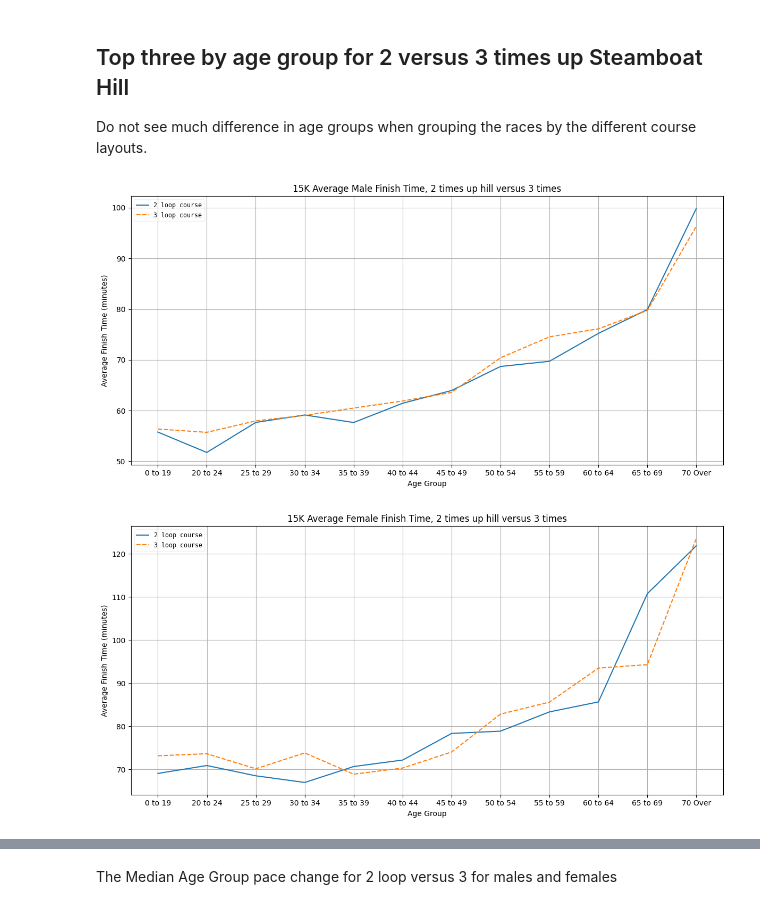
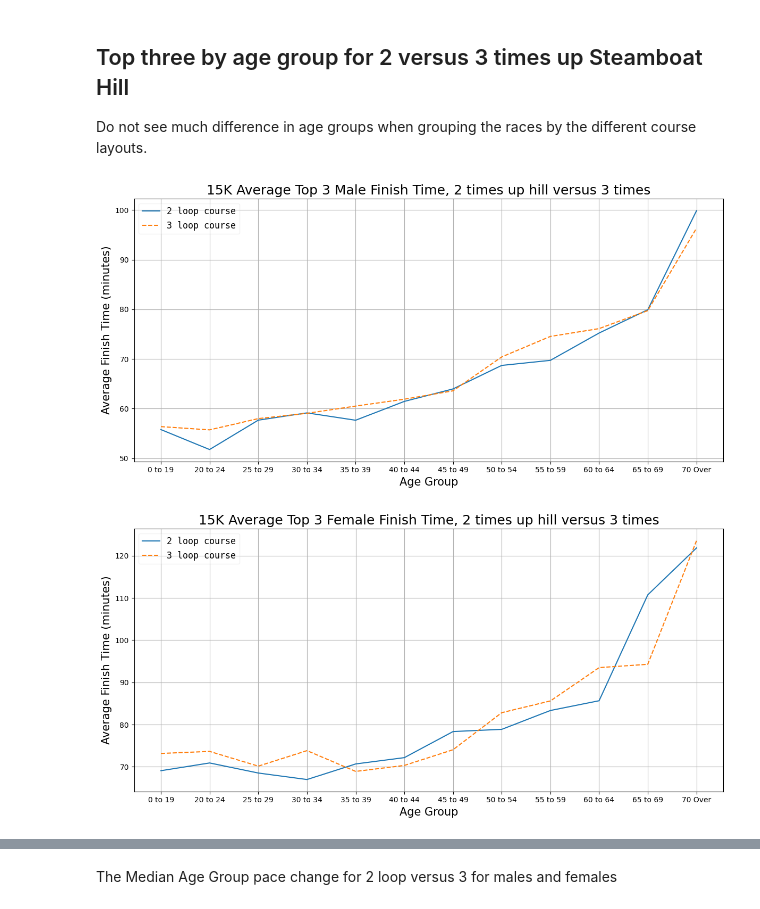
Before and after one commit to mbromberek/race_finisher_analyze, a Jupyter notebook: Steamboat_Dist_analyze.ipynb, the cells around one changed output, grey strips where cells are left out. Drawn from its saved outputs; the diff is of its cells as text; code cells hidden in the pictures.

```diff
--- a/Steamboat_Dist_analyze.ipynb
+++ b/Steamboat_Dist_analyze.ipynb
@@ -76,6 +76,8 @@ stat_dict = {
     ,'median':{'time_chart_field':'median_time_minute','pace_chart_field':'median_pace_minute'\
                ,'value':'Median','id':'median'}
 }
+xy_label_font_size = 15
+title_font_size = 18
 save_charts = False
 # %%
 # Filters read in race results to only ones for specified distance
@@ -624,21 +634,22 @@ Do not see much difference in age groups when grouping the races by the differen
 # %%
 gender_grp = course_loops_top3[course_loops_top3['gender']=='M'].copy()
 x = gender_grp['age_group'].unique()
 plots = plt.plot(x,gender_grp[gender_grp['race_course']=='2 loops'][stat['time_chart_field']], '-',
                  x,gender_grp[gender_grp['race_course']=='3 loops'][stat['time_chart_field']], '--'
                 )
 plt.legend(plots, ('2 loop course','3 loop course'), loc='best',
-           framealpha=0.25, prop={'size':'small', 'family':'monospace'})
+           framealpha=0.25, prop={'size':'large', 'family':'monospace'})
 plt.gcf().set_size_inches(12,6)
-plt.title(race_dist+' '+stat['value'] + ' Male Finish Time, 2 times up hill versus 3 times')
-plt.xlabel('Age Group')
-plt.ylabel(stat['value']+' Finish Time (minutes)')
+title = race_dist+' '+stat['value'] + ' Top 3 Male Finish Time, 2 times up hill versus 3 times'
+plt.title(title, fontsize=title_font_size)
+plt.xlabel('Age Group', fontsize=xy_label_font_size)
+plt.ylabel(stat['value']+' Finish Time (minutes)', fontsize=xy_label_font_size)
 plt.grid(True)
 plt.tight_layout()
 if save_charts:
-    plt.savefig(os.path.join(chart_dir, race_dist+'_'+stat['value']+'_male_finisher_times_5yr_age_goups_2_vs_3_loops_top3.png'), dpi=200)
+    plt.savefig(os.path.join(chart_dir, title + '.png'), dpi=200)
 # %% [output]
-[figure, old version]
+[figure, new version]
 # %%
 gender_grp = course_loops_top3[course_loops_top3['gender']=='F'].copy()
 x = gender_grp['age_group'].unique()
@@ -646,17 +657,18 @@ plots = plt.plot(x,gender_grp[gender_grp['race_course']=='2 loops'][stat['time_c
                  x,gender_grp[gender_grp['race_course']=='3 loops'][stat['time_chart_field']], '--'
                 )
 plt.legend(plots, ('2 loop course','3 loop course'), loc='best',
-           framealpha=0.25, prop={'size':'small', 'family':'monospace'})
+           framealpha=0.25, prop={'size':'large', 'family':'monospace'})
 plt.gcf().set_size_inches(12,6)
-plt.title(race_dist+' '+stat['value'] + ' Female Finish Time, 2 times up hill versus 3 times')
-plt.xlabel('Age Group')
-plt.ylabel(stat['value']+' Finish Time (minutes)')
+title = race_dist+' '+stat['value'] + ' Top 3 Female Finish Time, 2 times up hill versus 3 times'
+plt.title(title, fontsize=title_font_size)
+plt.xlabel('Age Group', fontsize=xy_label_font_size)
+plt.ylabel(stat['value']+' Finish Time (minutes)', fontsize=xy_label_font_size)
 plt.grid(True)
 plt.tight_layout()
 if save_charts:
-    plt.savefig(os.path.join(chart_dir, race_dist+'_'+stat['value']+'_female_finisher_times_5yr_age_goups_2_vs_3_loops_top3.png'), dpi=200)
+    plt.savefig(os.path.join(chart_dir, title + '.png'), dpi=200)
 # %% [output]
-[figure, old version]
+[figure, new version]
 # %%
 loops_2 = course_loops_top3[(course_loops_top3['race_course'] == '2 loops') \
     & (course_loops_top3['gender'].isin(['M','F']))]
```
Also changed, not shown: parts of 18 cells of this notebook.
